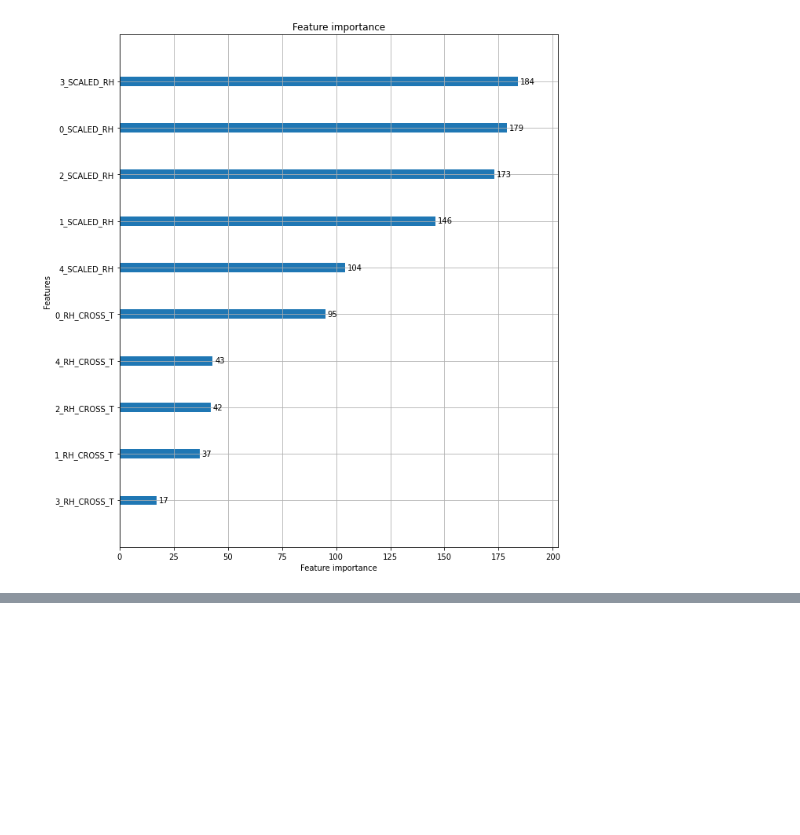
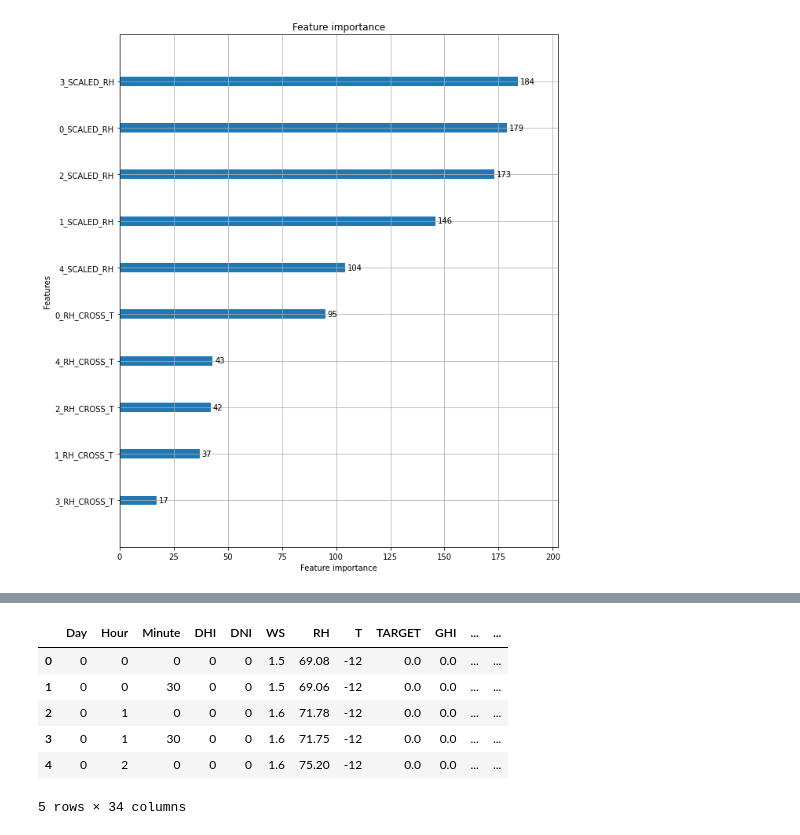
Before and after one commit to parkjuida/dacon, a Jupyter notebook: 235680/lightgbm_dataset_split.ipynb, the cells around one changed output, grey strips where cells are left out. Drawn from its saved outputs; the diff is of its cells as text; code cells hidden in the pictures; blank space fills up the shorter version.

```diff
--- a/235680/lightgbm_dataset_split.ipynb
+++ b/235680/lightgbm_dataset_split.ipynb
@@ -285,0 +297,2 @@ submission_df.to_csv("lightgbm_gbdt_split_dataset_2021_01_14_1.csv", index=False
+# %%
+df = load_train_data()
@@ -285,0 +319,11 @@ submission_df.to_csv("lightgbm_gbdt_split_dataset_2021_01_14_1.csv", index=False
+# %%
+feature_engineered_df = feature_engineering_lightgbm(df)
+feature_engineered_df.head(5)
+# %% [output]
+|  | Day | Hour | Minute | DHI | DNI | WS | RH | T | TARGET | GHI | ... | ... |
+| 0 | 0 | 0 | 0 | 0 | 0 | 1.5 | 69.08 | -12 | 0.0 | 0.0 | ... | ... |
+| 1 | 0 | 0 | 30 | 0 | 0 | 1.5 | 69.06 | -12 | 0.0 | 0.0 | ... | ... |
+| 2 | 0 | 1 | 0 | 0 | 0 | 1.6 | 71.78 | -12 | 0.0 | 0.0 | ... | ... |
+| 3 | 0 | 1 | 30 | 0 | 0 | 1.6 | 71.75 | -12 | 0.0 | 0.0 | ... | ... |
+| 4 | 0 | 2 | 0 | 0 | 0 | 1.6 | 75.20 | -12 | 0.0 | 0.0 | ... | ... |
+5 rows × 34 columns
```
Also changed, not shown: parts of 7 cells of this notebook, 7 other files.
